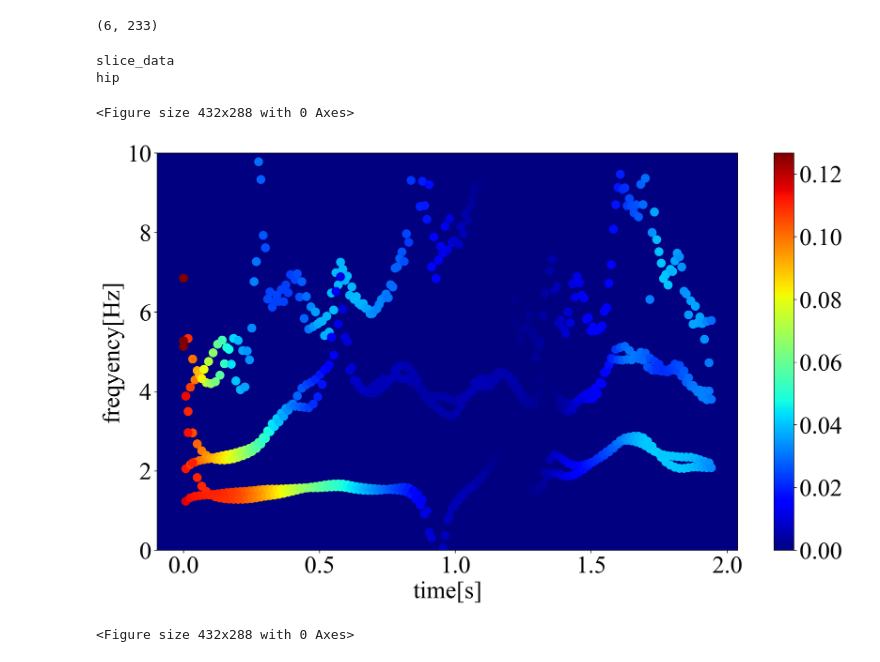
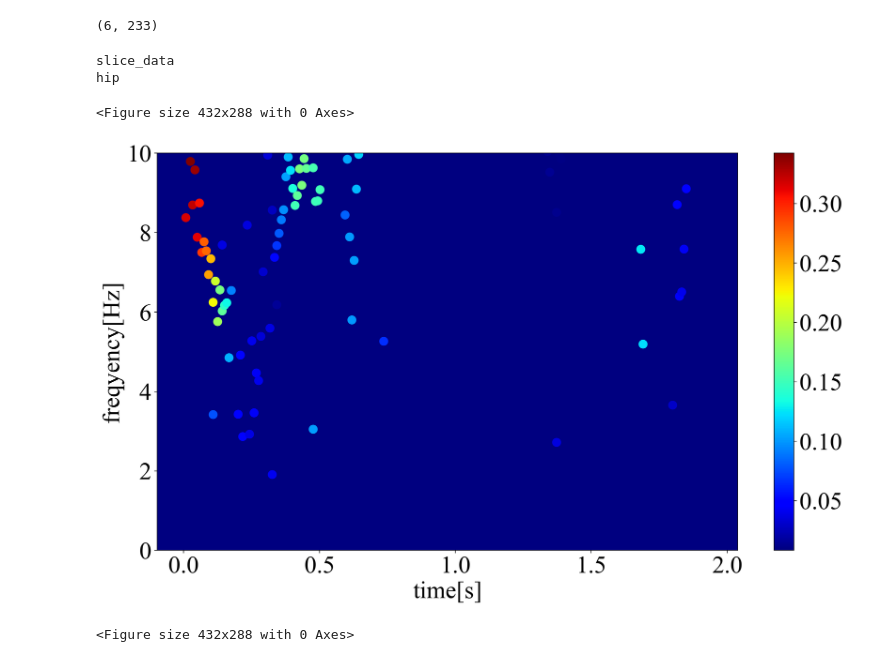
Before and after one commit to chudai8141/golf2, a Jupyter notebook: GolfMEMD/hht_calculation.ipynb, the cells around one changed output. Saved outputs shown, nothing was run; the diff lists cells and outputs as text; code cells hidden in the pictures.

```diff
--- a/GolfMEMD/hht_calculation.ipynb
+++ b/GolfMEMD/hht_calculation.ipynb
@@ -349,29 +349,29 @@ print(spectrum_time.shape)
 # %%
 print(select_data)
 print(joint_name)
 # spectrogram plot
 plt.clf()
 plt.figure(dpi = 200, figsize=(16, 9))
 plt.rcParams['font.family'] = 'Times new Roman'
 plt.rcParams['font.size'] = 30
-for n in range(3, Nod):
+for n in range(1, 3):
     plt.scatter(spectrum_time[n, :], all_freq_data[n, :], s = 100, c=all_amp_data[n, :frame], cmap='jet')
 ax = plt.gca()
 ax.set_facecolor([0.0, 0.0, 0.5])
 plt.ylim(0, 10)
 plt.xlabel('time[s]')
 plt.ylabel('freqyency[Hz]')
 plt.colorbar()
 # plt.clim(0,1)
 # check 5 Rename the file after each plot
-file_name = joint_name + '_' + select_data + '_' + 'IMF4_IMF5_IMF6.png'
+file_name = joint_name + '_' + select_data + '_' + 'IMF2_IMF3.png'
 plt.savefig(os.path.join(save_path, file_name))
 plt.show()
 # %% [output]
 slice_data
 hip
 <Figure size 432x288 with 0 Axes>
-[figure, old version]
+[figure, new version]
 # %%
 # fourth straight data
 # data_path = '../data/1111/straight_data/straight_4_Take_001.bvh'
```
Also changed, not shown: parts of 1 cell of this notebook.
